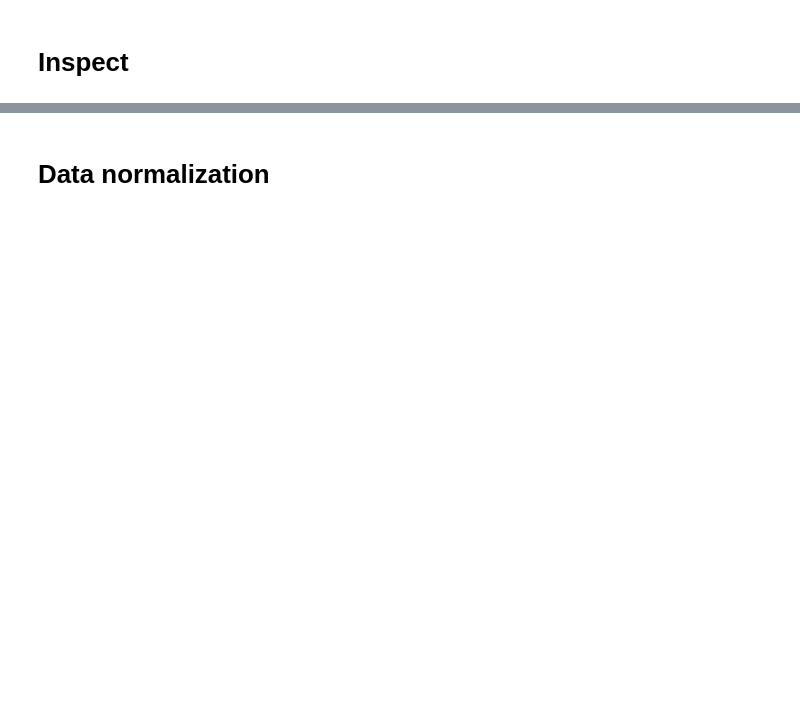
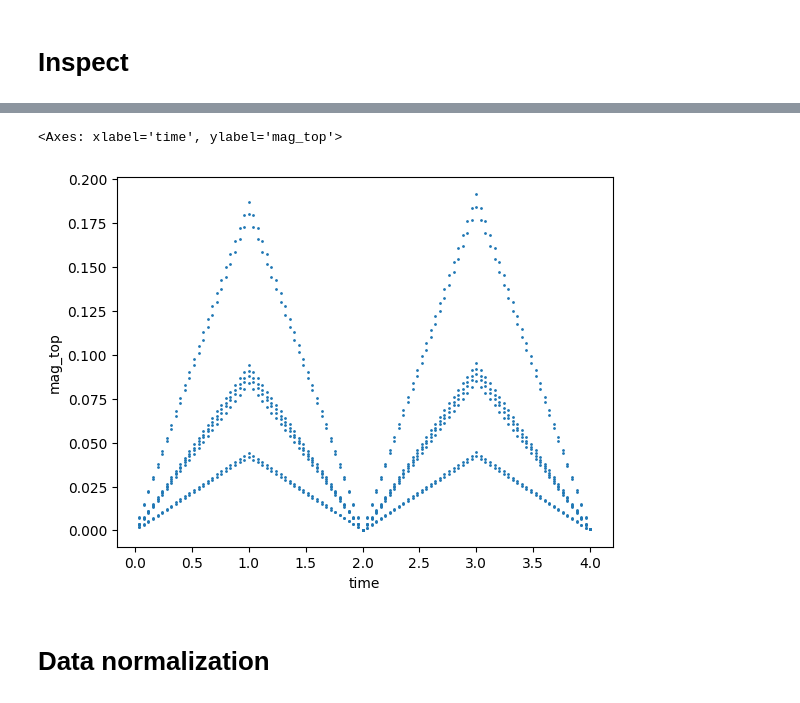
Before and after one commit to marius-ne/CIE_ProjectA_Group13, a Jupyter notebook: test.ipynb, the cells around one changed output, grey strips where cells are left out. Cells and saved outputs as stored; diff of their text form; code cells hidden in the pictures; blank space fills up the shorter version.

```diff
--- a/test.ipynb
+++ b/test.ipynb
@@ -102,2 +83,7 @@ df_all["health"].plot()
+# %%
+df.plot(x="time", y="mag_top", kind="scatter", s=1)
+# %% [output]
+<Axes: xlabel='time', ylabel='mag_top'>
+[figure, added]
 # %% [markdown]
 # Data normalization
```
Also changed, not shown: parts of 14 cells of this notebook.
